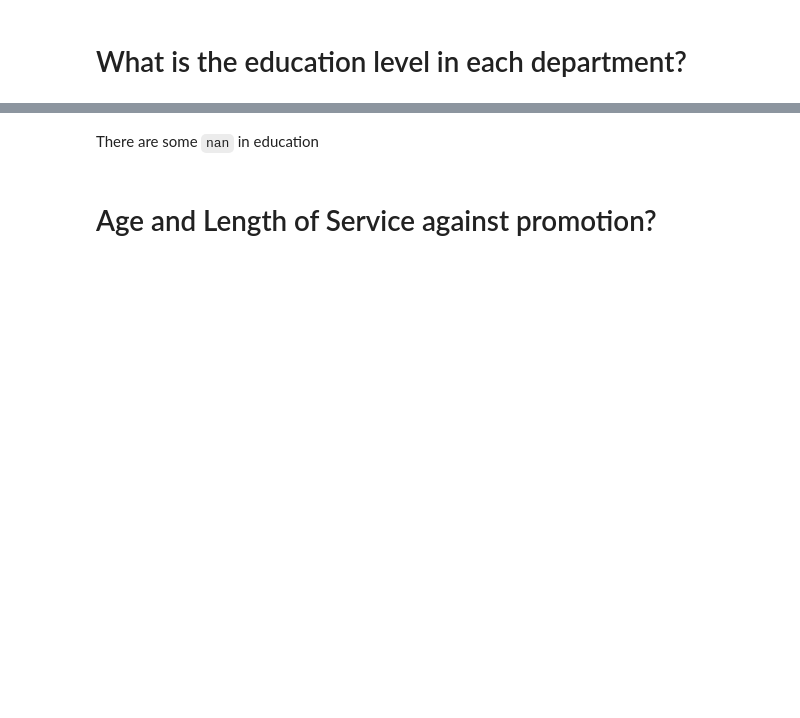
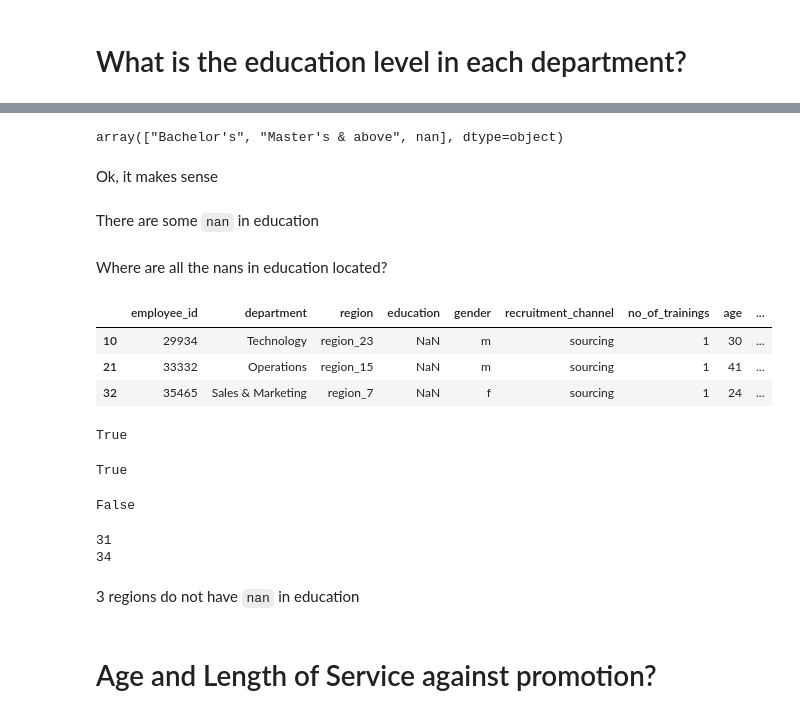
Before and after one commit to noriolg/HR-promocion-empleados, a Jupyter notebook: EDA/Answering Questions - Nico.ipynb, the cells around one changed output, grey strips where cells are left out. Cells and saved outputs as stored; diff of their text form; code cells hidden in the pictures; blank space fills up the shorter version.

```diff
--- a/EDA/Answering Questions - Nico.ipynb
+++ b/EDA/Answering Questions - Nico.ipynb
@@ -168,5 +170,42 @@ generateIcicleByDepartment(departments_small, "education","Larger company depart
+# %%
+df[df["department"]=="Analytics"]['education'].unique()
+# %% [output]
+array(["Bachelor's", "Master's & above", nan], dtype=object)
+# %% [markdown]
+Ok, it makes sense
 # %% [markdown]
 There are some `nan` in education
+# %% [markdown]
+Where are all the nans in education located?
+# %%
+nans_in_education = df[pd.isnull(df["education"])].copy()
+# %%
+nans_in_education.head(3)
+# %% [output]
+|  | employee_id | department | region | education | gender | recruitment_channel | no_of_trainings | age | ... |
+| 10 | 29934 | Technology | region_23 | NaN | m | sourcing | 1 | 30 | ... |
+| 21 | 33332 | Operations | region_15 | NaN | m | sourcing | 1 | 41 | ... |
+| 32 | 35465 | Sales & Marketing | region_7 | NaN | f | sourcing | 1 | 24 | ... |
+# %%
+df['department'].nunique() == nans_in_education["department"].nunique()
+# %% [output]
+True
+# %%
+nans_in_education["recruitment_channel"].nunique() == df["recruitment_channel"].nunique()
+# %% [output]
+True
+# %%
+nans_in_education["region"].nunique() == df["region"].nunique()
+# %% [output]
+False
+# %%
+print(nans_in_education["region"].nunique())
+print(df["region"].nunique())
+# %% [output]
+31
+34
+# %% [markdown]
+3 regions do not have `nan` in education
 # %% [markdown]
 # Age and Length of Service against promotion?
 # %%
```
Also changed, not shown: parts of 1 cell of this notebook.
